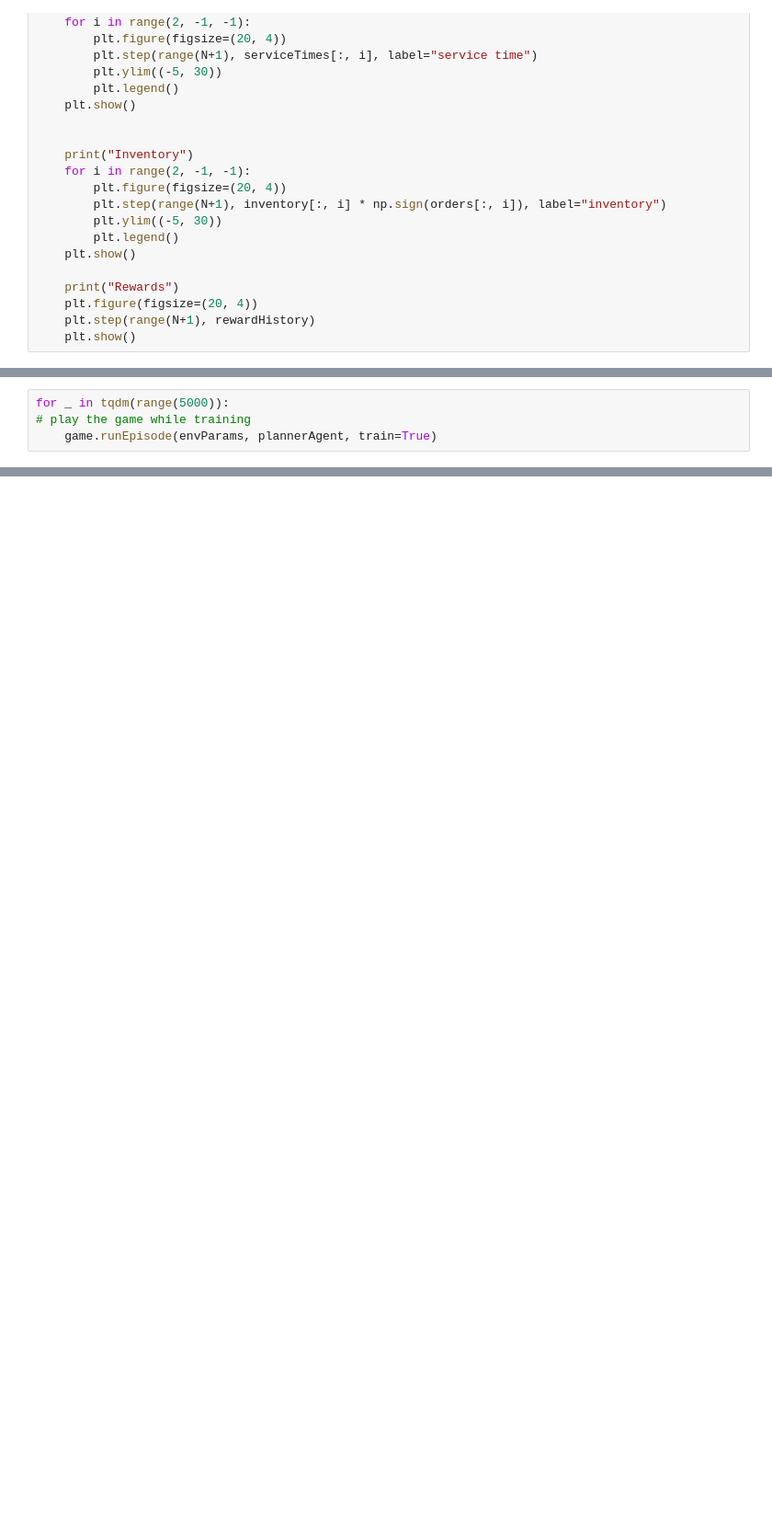
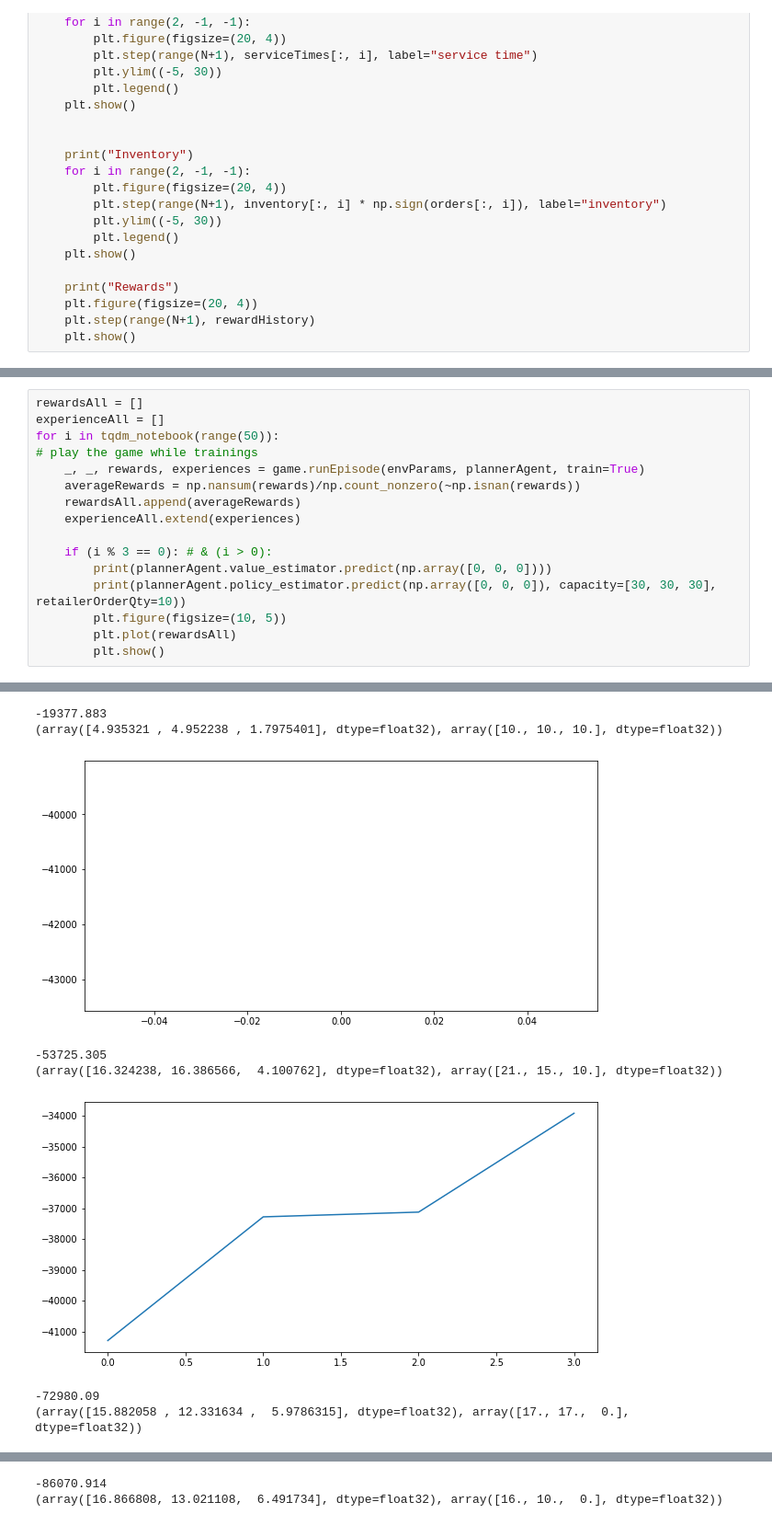
Before and after one commit to Zhangbeibei1991/safety_stock_optimisation_RL, a Jupyter notebook: policy-gradient-train-test.ipynb, the cells around one changed output, grey strips where cells are left out. Shown at 92% size. Cells and saved outputs as stored; diff of their text form; blank space fills up the shorter version.

```diff
--- a/policy-gradient-train-test.ipynb
+++ b/policy-gradient-train-test.ipynb
@@ -90,4 +92,17 @@ Rewards
-# %%
-for _ in tqdm(range(5000)):
-# play the game while training
-    game.runEpisode(envParams, plannerAgent, train=True)
+# %%
+rewardsAll = []
+experienceAll = []
+for i in tqdm_notebook(range(50)):
+# play the game while trainings
+    _, _, rewards, experiences = game.runEpisode(envParams, plannerAgent, train=True)
+    averageRewards = np.nansum(rewards)/np.count_nonzero(~np.isnan(rewards))
+    rewardsAll.append(averageRewards)
+    experienceAll.extend(experiences)
+
+    if (i % 3 == 0): # & (i > 0):
+        print(plannerAgent.value_estimator.predict(np.array([0, 0, 0])))
+        print(plannerAgent.policy_estimator.predict(np.array([0, 0, 0]), capacity=[30, 30, 30], retailerOrderQty=10))
+        plt.figure(figsize=(10, 5))
+        plt.plot(rewardsAll)
+        plt.show()
+# %% [output]
@@ -93,0 +110,8 @@ for _ in tqdm(range(5000)):
+-19377.883
+(array([4.935321 , 4.952238 , 1.7975401], dtype=float32), array([10., 10., 10.], dtype=float32))
+[figure, added]
+-53725.305
+(array([16.324238, 16.386566,  4.100762], dtype=float32), array([21., 15., 10.], dtype=float32))
+[figure, added]
+-72980.09
+(array([15.882058 , 12.331634 ,  5.9786315], dtype=float32), array([17., 17.,  0.], dtype=float32))
@@ -93,0 +119,2 @@ for _ in tqdm(range(5000)):
+-86070.914
+(array([16.866808, 13.021108,  6.491734], dtype=float32), array([16., 10.,  0.], dtype=float32))
```
Also changed, not shown: parts of 11 cells of this notebook, 8 other files.
